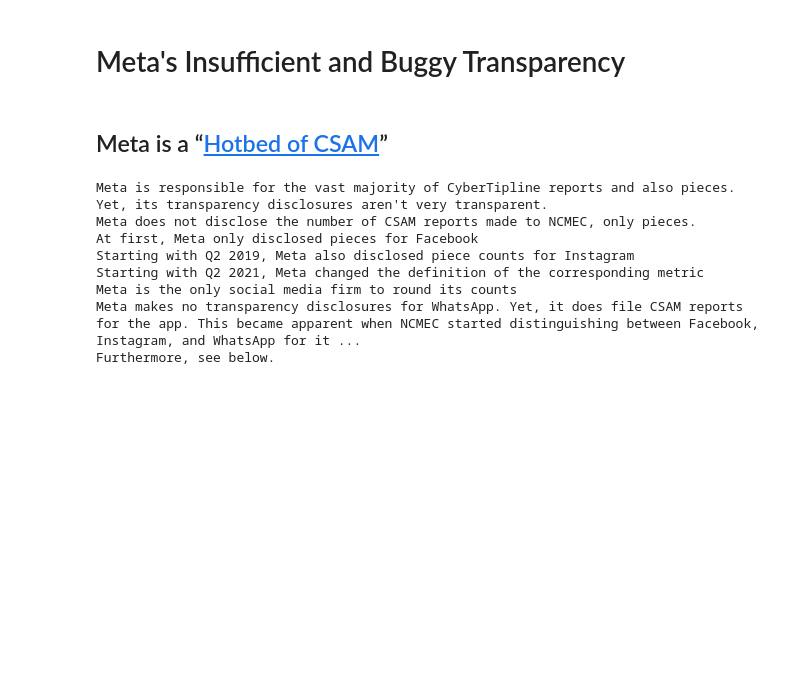
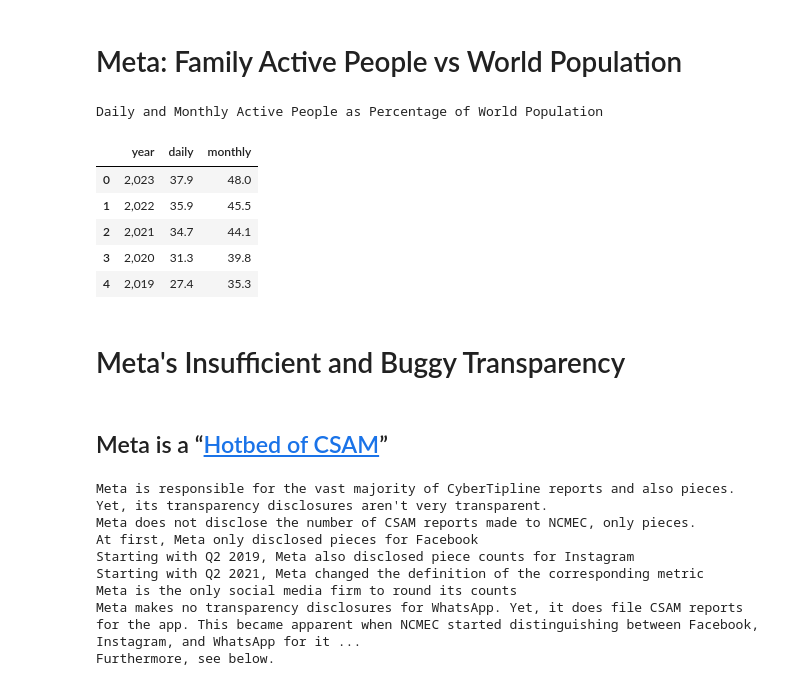
Before and after one commit to apparebit/diaphanous, a Jupyter notebook: analysis/meta.ipynb, the cells around one changed output. Saved outputs shown, nothing was run; the diff lists cells and outputs as text; code cells hidden in the pictures; blank space fills up the shorter version.

Commit message:
add new datasets for global population and Meta's family active people; compute percentage of world population being Meta's users

```diff
--- a/analysis/meta.ipynb
+++ b/analysis/meta.ipynb
@@ -1 +17,30 @@
+# %%
+show("<h1>Meta: Family Active People vs World Population</h1>")
+
+active_people = pd.read_csv("../data/meta/family-active-people.csv")
+global_population = pd.read_csv("../data/global-population.csv").set_index('year')
+
+active_people = active_people[active_people['period'].str.endswith('Q2')]
+active_people['year'] = active_people['period'].str.removesuffix('Q2').astype(int)
+
+reach = (
+    active_people
+    .drop(columns='period')
+    .join(global_population, on='year')
+    .reset_index(drop=True)
+    .assign(daily=lambda df: 1_000_000_000 * df['daily_billion'] / df['population'] * 100)
+    .assign(monthly=lambda df: 1_000_000_000 * df['monthly_billion'] / df['population'] * 100)
+    .drop(columns=['daily_billion', 'monthly_billion', 'population'])
+)
+
+show(reach, caption='Daily and Monthly Active People as Percentage of World Population')
+# %% [output]
+Meta: Family Active People vs World Population
+Daily and Monthly Active People as Percentage of World Population
+|  | year | daily | monthly |
+| 0 | 2,023 | 37.9 | 48.0 |
+| 1 | 2,022 | 35.9 | 45.5 |
+| 2 | 2,021 | 34.7 | 44.1 |
+| 3 | 2,020 | 31.3 | 39.8 |
+| 4 | 2,019 | 27.4 | 35.3 |
 # %%
```
Also changed, not shown: parts of 2 cells of this notebook, 2 other files.
